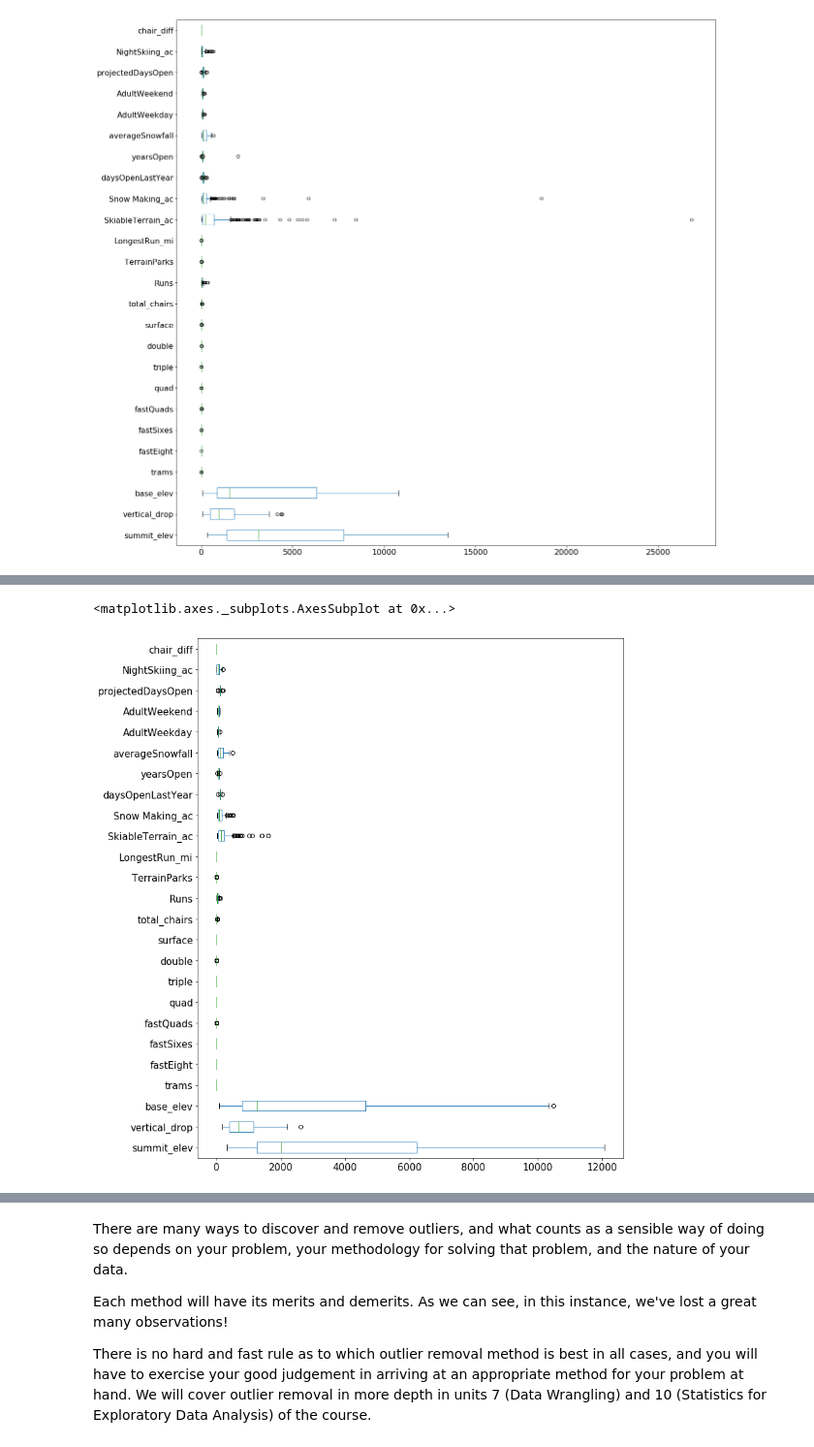
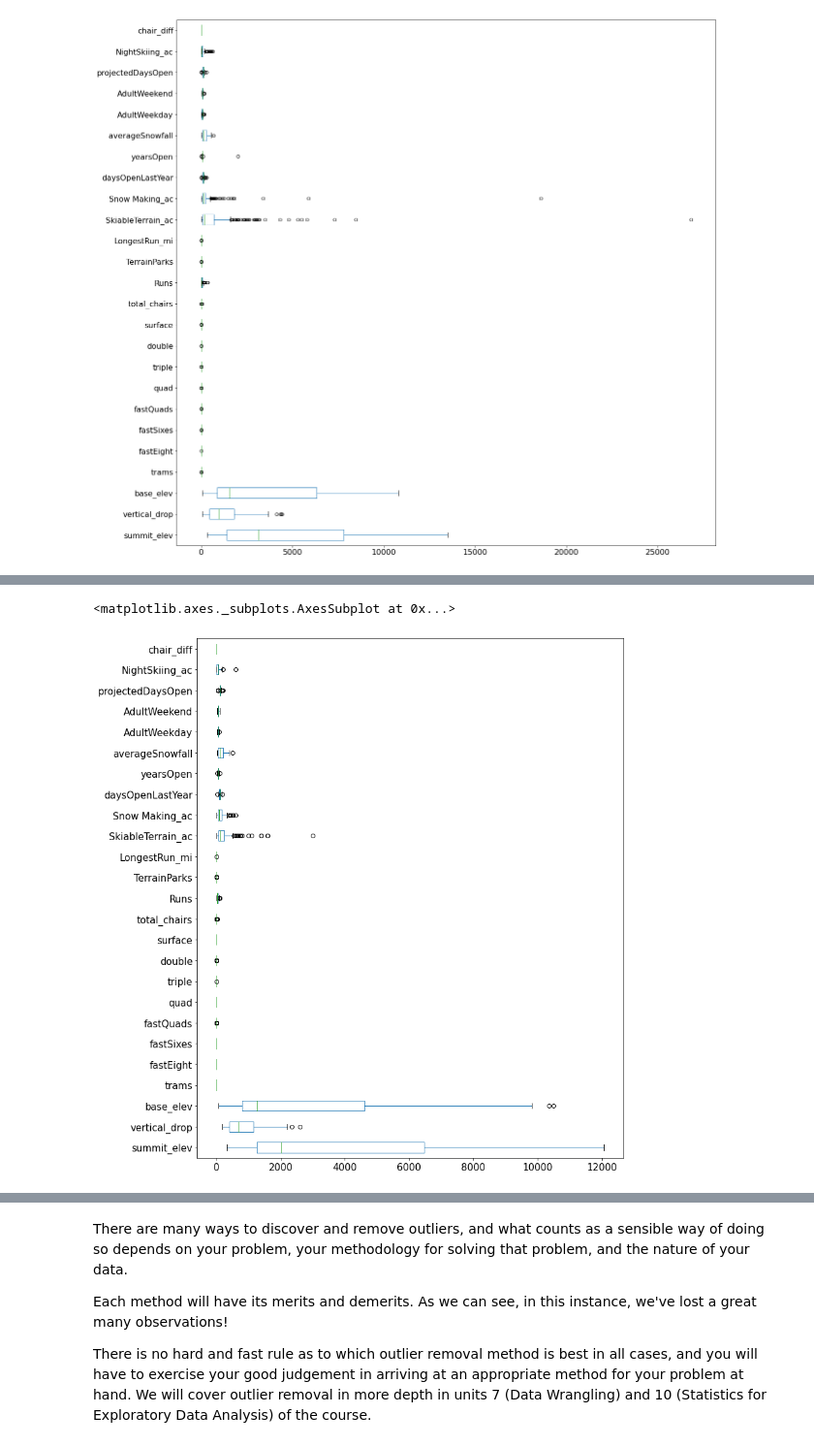
Before and after one commit to TerranceSutcliffe/Springboard, a Jupyter notebook: unit6/GuidedCapstoneStep3HL.ipynb, the cells around one changed output, grey strips where cells are left out. Shown at 97% size. Drawn from its saved outputs; the diff is of its cells as text; code cells hidden in the pictures.

```diff
--- a/unit6/GuidedCapstoneStep3HL.ipynb
+++ b/unit6/GuidedCapstoneStep3HL.ipynb
@@ -204,25 +204,31 @@ Hint: Recall from your statistics prework that a common definition of an outlier
 # %%
 # Let's get the Interquartile range, or IQR. This is equal to Q3 - Q1.
 # First, let's use the quantile() method to get the first quartile
 # We'll want to plug 0.25 into the quantile method.
 Q1 = df.quantile(.25)
 
 # Now get Q3 and store in a variable called Q3.
 Q3 = df.quantile(.75)
 # Now calculate the IQR, storing it in a variable called IQR.
 IQR = Q3-Q1
-"""
-Make a variable called `dfno`, and assign it the value:
-df[~((df < (Q1 - 1.5 * IQR)) |(df> (Q3 + 1.5 * IQR))).any(axis=1)].
-This filters on our existing dataframe, picking out just those observations that are NOT outliers.
-"""
-dfno = df[~((df < (Q1 - 1.5 * IQR)) |(df> (Q3 + 1.5 * IQR))).any(axis=1)]
+
+# outlier bounds
+lower_bound = Q1 - 1.5 * IQR
+upper_bound = Q3 + 1.5 * IQR
+
+outlier =((df < lower_bound) | (df > upper_bound)).any(axis=1)
+# Make a variable called `dfno`, and filter on our existing dataframe
+#, picking out just those observations that are NOT outliers.
+dfno = df[~outlier]
+
+# we need to add back in the resort of interest
+dfno = pd.concat([dfno, df.loc[df.Name =='Big Mountain Resort', :]])
 
 # We now want to make a boxplot of this new dataframe dfno.
 dfno.boxplot(grid=False, vert=False,fontsize=15, figsize=(12,15))
 # %% [output]
 <matplotlib.axes._subplots.AxesSubplot at 0x...>
-[figure, old version]
+[figure, new version]
 # %%
 # Print the shapes of our dataframes df and dfno to compare the number of observations in each.
 print(df.shape)
```
Also changed, not shown: parts of 11 cells of this notebook, 8 other files.
